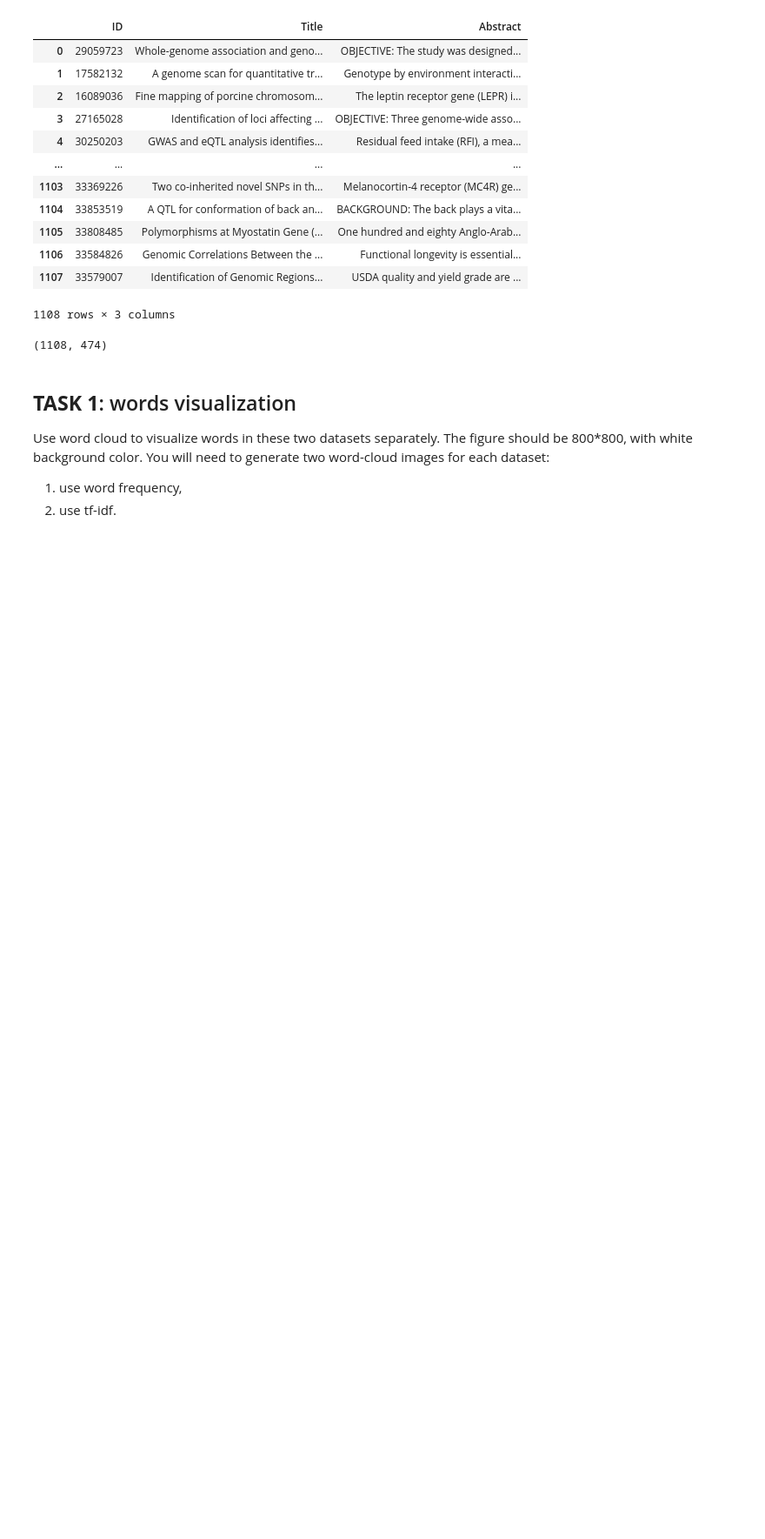
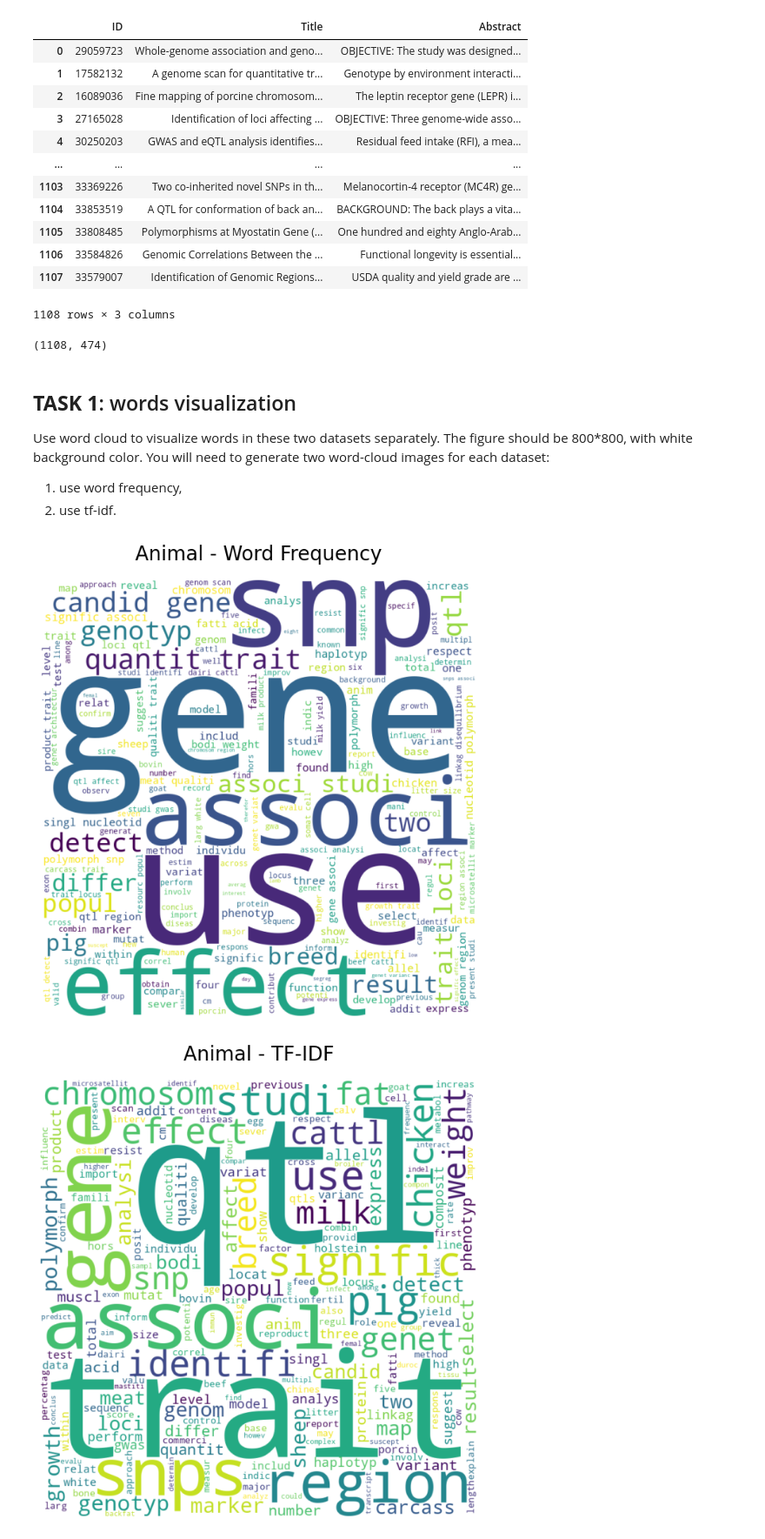
Before and after one commit to Pgiuliano8/COMS5790-NPL-Projects, a Jupyter notebook: project1.ipynb, the cells around one changed output. Shown at 87% size. Saved outputs shown, nothing was run; the diff lists cells and outputs as text; code cells hidden in the pictures; blank space fills up the shorter version.

```diff
--- a/project1.ipynb
+++ b/project1.ipynb
@@ -91,0 +97,39 @@ Use word cloud to visualize words in these two datasets separately. The figure s
+# %%
+#FUNCTIONS
+
+def wc_frequency(text, title):
+  """create the Word Cloud with the frequency of the words"""
+  wc = WordCloud(width=800, height=800, background_color='white').generate(text)
+
+  plt.figure(figsize=(8, 8))
+  plt.imshow(wc, interpolation='bilinear')
+  plt.axis('off')
+  plt.title(title, fontsize=20, pad=20)
+  plt.show()
+
+def wc_tfidf(text, title):
+  """create the Word Cloud with the tf-idf of the words"""
+  vectorizer = TfidfVectorizer()
+  tfidf_matrix = vectorizer.fit_transform(text)
+
+  tfidf_sum = np.array(tfidf_matrix.sum(axis=0)).flatten()
+  word = vectorizer.get_feature_names_out()
+  tfidf_dict = dict(zip(word, tfidf_sum))
+
+  wc = WordCloud(width=800, height=800, background_color="white").generate_from_frequencies(tfidf_dict)
+
+  plt.figure(figsize=(8, 8))
+  plt.imshow(wc, interpolation='bilinear')
+  plt.axis('off')
+  plt.title(title, fontsize=20, pad=20)
+  plt.show()
+# %%
+animal_all = " ".join(animal_clean)
+covid_all = " ".join(covid_clean)
+# %%
+#Animal
+wc_frequency(animal_all, "Animal - Word Frequency")
+wc_tfidf(animal_clean, "Animal - TF-IDF")
+# %% [output]
+[figure, added]
+[figure, added]
```
Also changed, not shown: parts of 9 cells of this notebook.
